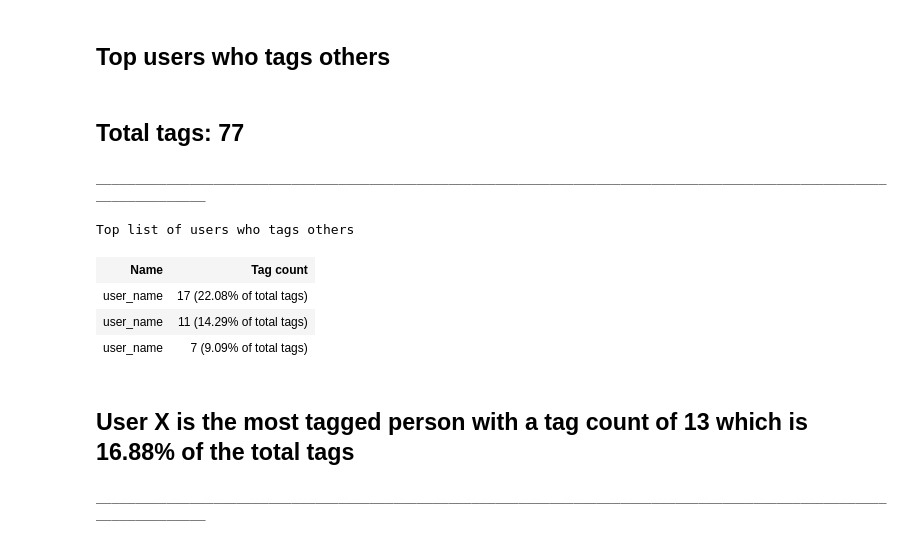
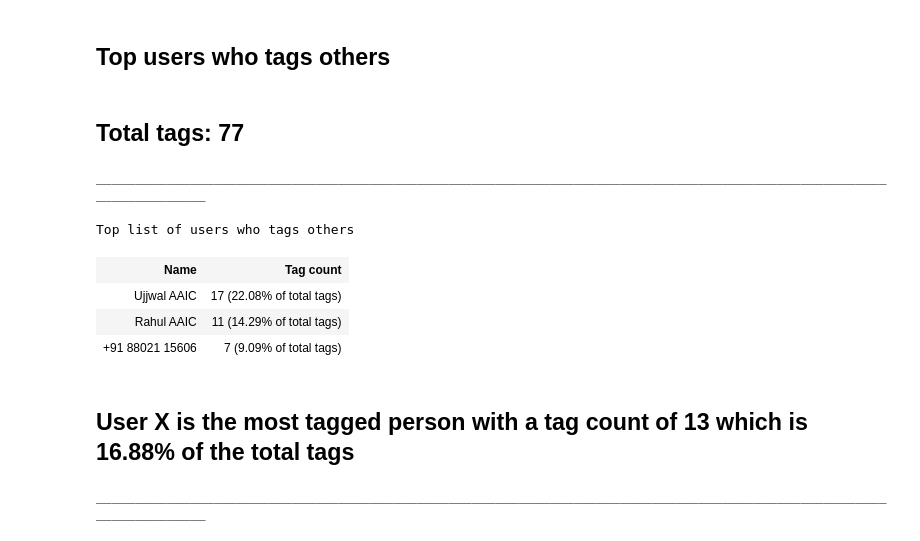
Before and after one commit to SachinKalsi/whatsapp-chat-analyser, a Jupyter notebook: whatsapp_chat_analysis.ipynb, the cells around one changed output. Saved outputs shown, nothing was run; the diff lists cells and outputs as text; code cells hidden in the pictures.

```diff
--- a/whatsapp_chat_analysis.ipynb
+++ b/whatsapp_chat_analysis.ipynb
@@ -43,12 +43,14 @@ def plot_bar_chart(total_items, y_values, x_values, title, xlabel, ylabel, rotat
 def get_regex_user_name(name):
     return name.replace(' ', '\s').replace('|', '\|')
 # %%
-file_name = 'WhatsApp Chat with AppliedAI.txt' #'_chat.txt'# # replace the file name by your file name/path
+file_name = 'WhatsApp Chat with AppliedAI.txt'#'WhatsApp Chat with AppliedAI.txt'#'WhatsApp Chat with Trip hogi bandaytu.txt' #'_chat.txt'# # replace the file name by your file name/path
 fh = open(file_name,"r",encoding="utf8")
-original_data = fh.read()
-is_iphone = original_data[0] == '['
+data = fh.read()
+is_iphone = data[0] == '['
+if is_iphone:
+    data = data.replace('\xa0', ' ')
 # %%
-data =''.join([x for x in original_data if ( (x == '\n') or (ord(x) < 128 and ord(x)) > 31)])
+# data =''.join([x for x in original_data if ( (x == '\n') or (ord(x) < 128 and ord(x)) > 31)])
 # %% [markdown]
 ## Getting datetime & user name from the text file
 # %%
@@ -88,7 +90,7 @@ def get_message_timings():
     message_timings = {}
     date_time_user_name = get_date_time_user_name_data()
     for date_, time_, name_ in date_time_user_name:
-#         name_ = name_.strip('\u202c').strip('\u202a')
+        name_ = name_.strip('\u202c').strip('\u202a')
         if name_ in users.keys():
             users[name_]+=1
         else:
@@ -161,7 +163,7 @@ user_contents = []
 for user_name in users_df['user']:
     user_id = int(users_df[users_df['user'] == user_name]['id'])
     if user_name[0] == '+':
-        user_name = '\\' +  user_name
+        user_name = '\u202a\\' +  user_name + '\u202c'
     else:
         user_name = get_regex_user_name(user_name)
     user_name = user_name.replace('(','\(').replace(')', '\)')
@@ -169,7 +171,9 @@ for user_name in users_df['user']:
     if is_iphone:
         contents = re.findall(r''+user_name+ ':((?:.*?\r?\n?)*)(\[)', data)
     else:
-        contents = re.findall(r''+user_name+ ':(.*)', data)
+        pattern = re.compile(r""+user_name+r": (.*?)(?=^[0-9]{2}/[0-9]{2}/[0-9]{2})",re.DOTALL|re.MULTILINE)
+        contents = re.findall(pattern,data)
+#         contents = re.findall(r''+user_name+ ':(.*)', data)
     for content in contents:
         if is_iphone:
             content = content[0]
@@ -358,20 +365,23 @@ people_who_are_tagged_in_chats = []
 for key in people_who_tags_others.keys():
     people_who_are_tagged_in_chats+= people_who_tags_others[key]
 # %%
-tag_count = sort_by_values(Counter(people_who_are_tagged_in_chats))
-most_tagged_contact = list(tag_count)[0]
+if len(people_who_are_tagged_in_chats) > 0:
+    tag_count = sort_by_values(Counter(people_who_are_tagged_in_chats))
+    most_tagged_contact = list(tag_count)[0]
 
-custom_display("Total tags: " + str(total_tag_count))
-display(HTML("<h3>Top list of users who tags others</h3><br>" + html_table))
-custom_display(str(most_tagged_contact) + " is the most tagged person with a tag count of " + str(tag_count[most_tagged_contact]) + " which is " + str(np.round((tag_count[most_tagged_contact]/total_tag_count)*100.0, 2)) + "% of the total tags" )
-# custom_display("User X" + " is the most tagged person with a tag count of " + str(tag_count[most_tagged_contact]) + " which is " + str(np.round((tag_count[most_tagged_contact]/total_tag_count)*100.0, 2)) + "% of the total tags" )
+    custom_display("Total tags: " + str(total_tag_count))
+    display(HTML("<h3>Top list of users who tags others</h3><br>" + html_table))
+    custom_display(str(most_tagged_contact) + " is the most tagged person with a tag count of " + str(tag_count[most_tagged_contact]) + " which is " + str(np.round((tag_count[most_tagged_contact]/total_tag_count)*100.0, 2)) + "% of the total tags" )
+    # custom_display("User X" + " is the most tagged person with a tag count of " + str(tag_count[most_tagged_contact]) + " which is " + str(np.round((tag_count[most_tagged_contact]/total_tag_count)*100.0, 2)) + "% of the total tags" )
+else:
+    custom_display("No one tagged anyone")
 # %% [output]
 Total tags: 77
 ___________________________________________________________________________________________________________________
 Top list of users who tags others
 | Name | Tag count |
-| user_name | 17 (22.08% of total tags) |
-| user_name | 11 (14.29% of total tags) |
-| user_name | 7 (9.09% of total tags) |
+| Ujjwal AAIC | 17 (22.08% of total tags) |
+| Rahul AAIC | 11 (14.29% of total tags) |
+| +91 88021 15606 | 7 (9.09% of total tags) |
 User X is the most tagged person with a tag count of 13 which is 16.88% of the total tags
 ___________________________________________________________________________________________________________________
```
Also changed, not shown: parts of 10 cells of this notebook.
